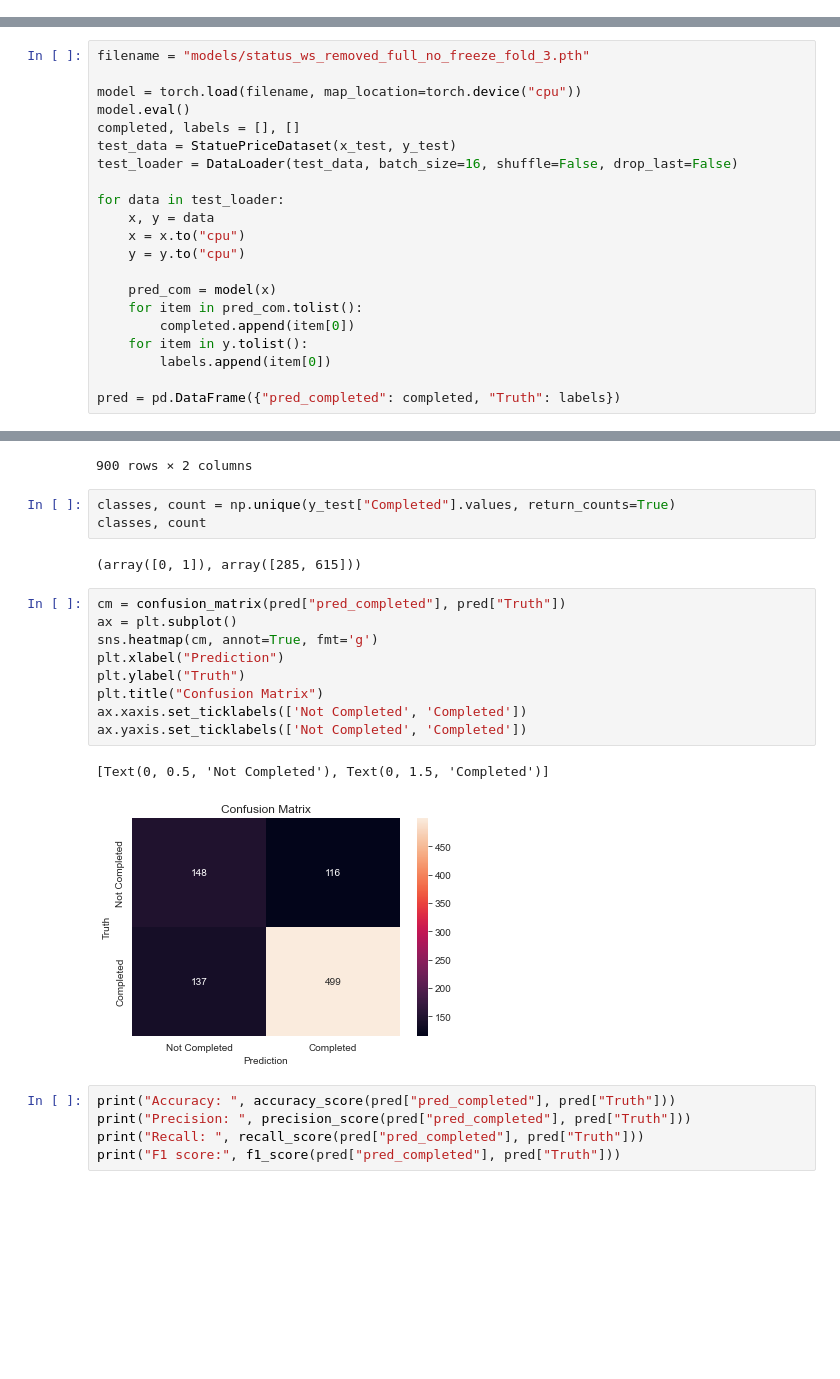
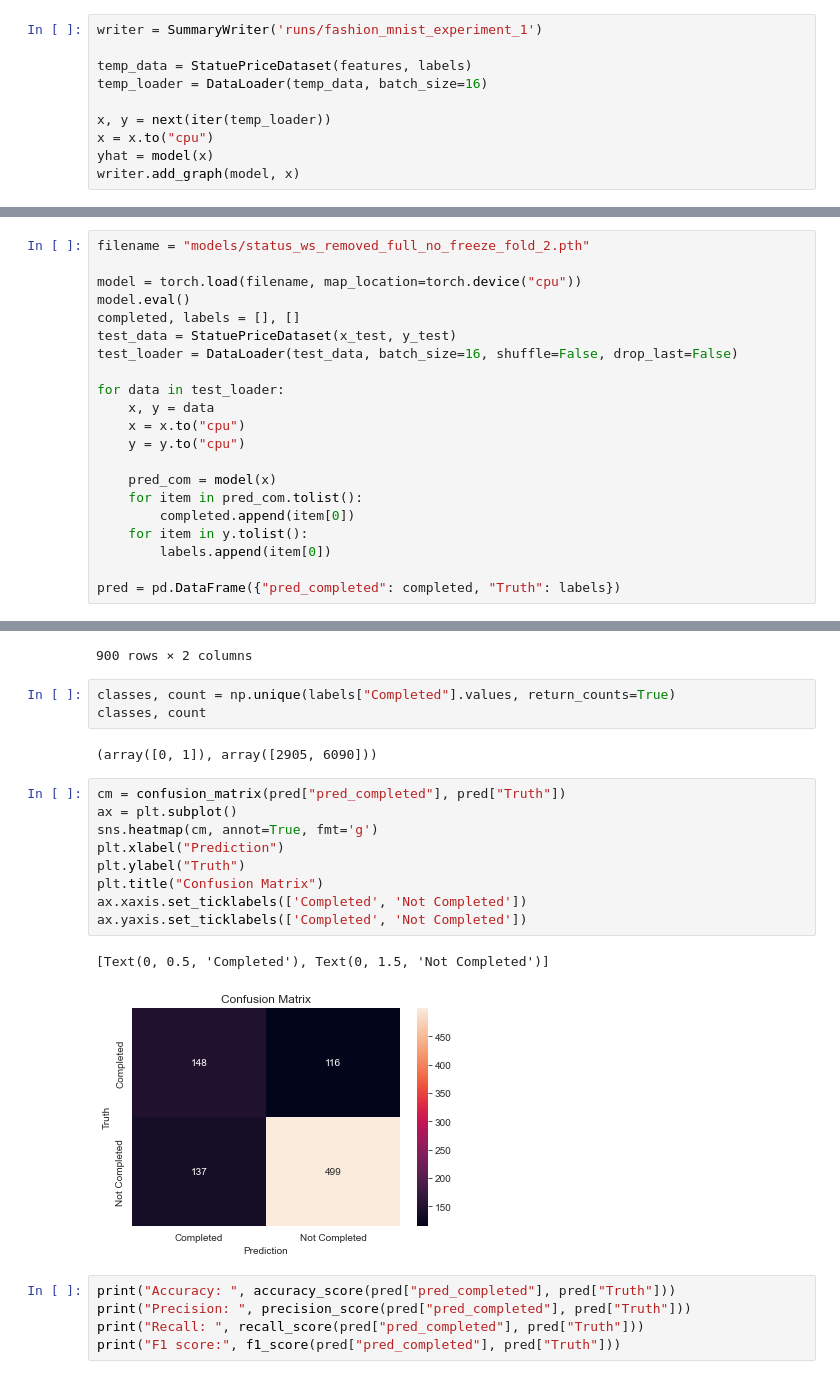
Before and after one commit to luowx0905/Individual-Project, a Jupyter notebook: sell property/build_model/basic_model_status.ipynb, the cells around one changed output, grey strips where cells are left out. Drawn from its saved outputs; the diff is of its cells as text; blank space fills up the shorter version.

```diff
--- a/sell property/build_model/basic_model_status.ipynb
+++ b/sell property/build_model/basic_model_status.ipynb
@@ -156,6 +158,16 @@ Forward/backward pass size (MB): 0.26
 Params size (MB): 1.77
 Estimated Total Size (MB): 2.03
 ==========================================================================================
+# %%
+writer = SummaryWriter('runs/fashion_mnist_experiment_1')
+
+temp_data = StatuePriceDataset(features, labels)
+temp_loader = DataLoader(temp_data, batch_size=16)
+
+x, y = next(iter(temp_loader))
+x = x.to("cpu")
+yhat = model(x)
+writer.add_graph(model, x)
 # %% [markdown]
 # Data standardization
 # %%
@@ -445,7 +457,7 @@ for fold, (train_id, val_id) in enumerate(kfold.split(x_train.index)):
 # %% [markdown]
 ## Test performance (no freezing)
 # %%
-filename = "models/status_ws_removed_full_no_freeze_fold_3.pth"
+filename = "models/status_ws_removed_full_no_freeze_fold_2.pth"
 
 model = torch.load(filename, map_location=torch.device("cpu"))
 model.eval()
@@ -688,22 +700,22 @@ pred
 | 899 | 0.0 | 0.0 |
 900 rows × 2 columns
 # %%
-classes, count = np.unique(y_test["Completed"].values, return_counts=True)
+classes, count = np.unique(labels["Completed"].values, return_counts=True)
 classes, count
 # %% [output]
-(array([0, 1]), array([285, 615]))
+(array([0, 1]), array([2905, 6090]))
 # %%
 cm = confusion_matrix(pred["pred_completed"], pred["Truth"])
 ax = plt.subplot()
 sns.heatmap(cm, annot=True, fmt='g')
 plt.xlabel("Prediction")
 plt.ylabel("Truth")
 plt.title("Confusion Matrix")
-ax.xaxis.set_ticklabels(['Not Completed', 'Completed'])
-ax.yaxis.set_ticklabels(['Not Completed', 'Completed'])
+ax.xaxis.set_ticklabels(['Completed', 'Not Completed'])
+ax.yaxis.set_ticklabels(['Completed', 'Not Completed'])
 # %% [output]
-[Text(0, 0.5, 'Not Completed'), Text(0, 1.5, 'Completed')]
+[Text(0, 0.5, 'Completed'), Text(0, 1.5, 'Not Completed')]
-[figure, old version]
+[figure, new version]
 # %%
 print("Accuracy: ", accuracy_score(pred["pred_completed"], pred["Truth"]))
 print("Precision: ", precision_score(pred["pred_completed"], pred["Truth"]))
```
Also changed, not shown: parts of 5 cells of this notebook, 5 other files.
